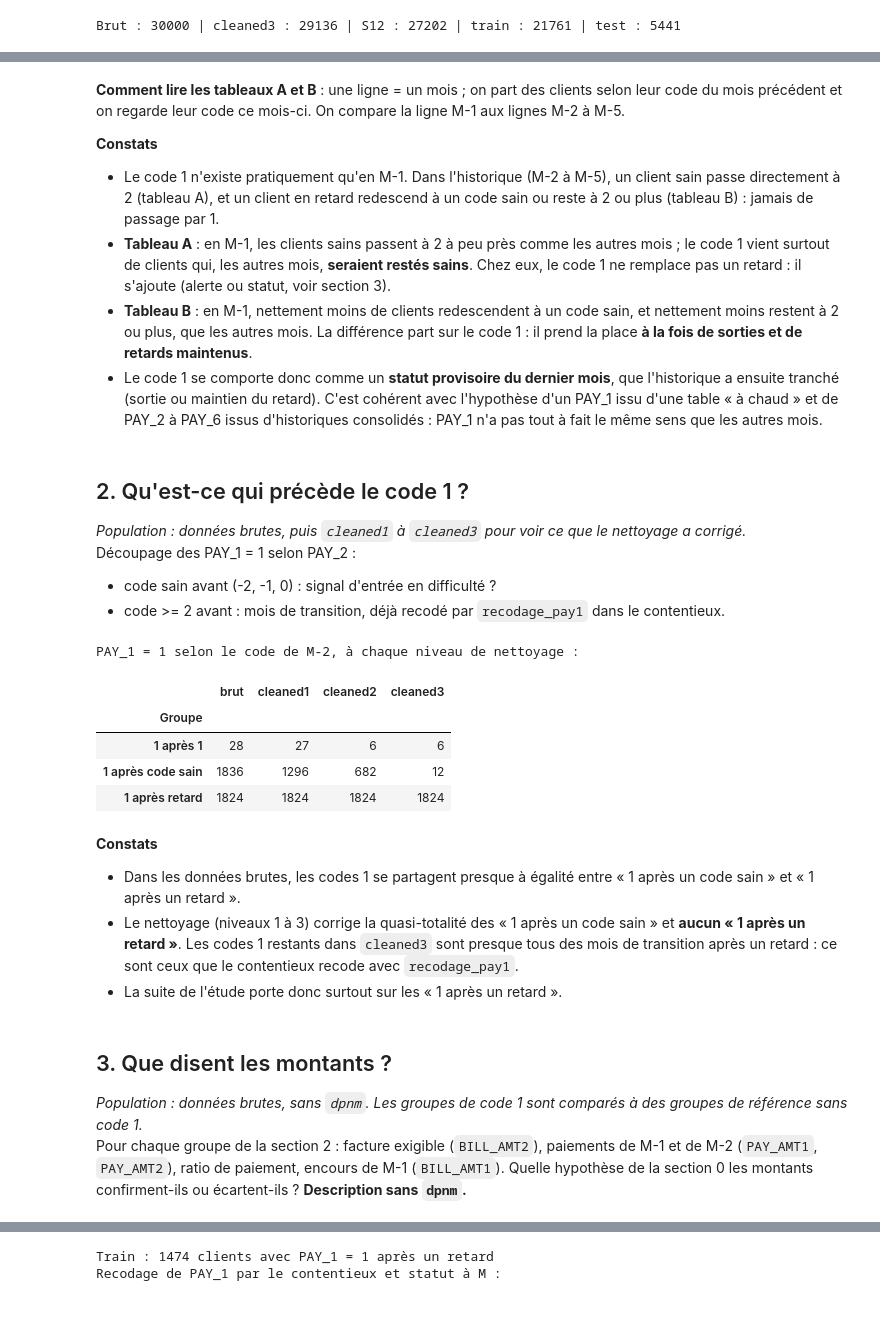
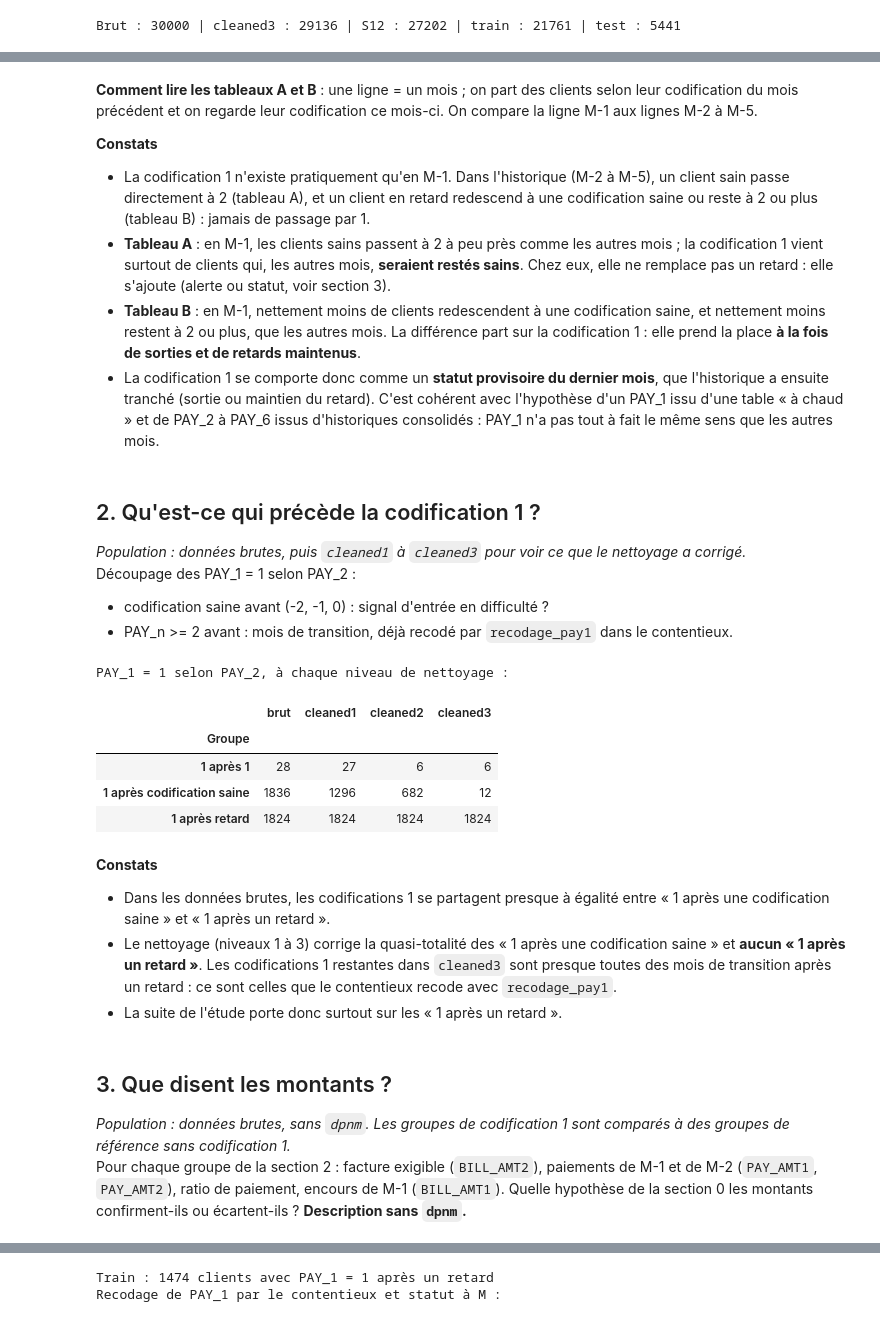
Before and after one commit to johan-mac-59/RiskLens_ML, a Jupyter notebook: src/05_04_EDA_codification1.ipynb, the cells around one changed output, grey strips where cells are left out. Drawn from its saved outputs; the diff is of its cells as text; code cells hidden in the pictures.

```diff
--- a/src/05_04_EDA_codification1.ipynb
+++ b/src/05_04_EDA_codification1.ipynb
@@ -207,13 +207,13 @@ Répartition du code 1 par mois, dans les données brutes et dans `cleaned3`. Po
 Piste : PAY_1 viendrait d'une table de gestion « à chaud » et PAY_2 à PAY_6 d'historiques apurés. Si c'est le cas, PAY_1 n'a pas le même sens que les autres mois.
 # %%
-# 1. Répartition des codes par mois (%)
+# 1. Répartition des codifications PAY_n par mois (%)
 repartition = pd.DataFrame({col: df_brut[col].value_counts(normalize=True) * 100 for col in pay_cols}).fillna(0)
-display(repartition.loc[[-2, -1, 0, 1, 2, 3]].round(2).rename_axis('Code'))
+display(repartition.loc[[-2, -1, 0, 1, 2, 3]].round(2).rename_axis('Codification PAY_n'))
 
 # 2. Que deviennent les clients d'un mois à l'autre ?
-# Lecture : pour le mois M-k, on part des clients selon leur code du mois précédent (M-(k+1)),
-# et on regarde leur code en M-k. Chaque ligne fait 100 %.
-# On compare M-1 aux autres mois : si le code 1 était un vrai « retard d'un mois », il existerait aussi dans l'historique.
+# Lecture : pour le mois M-k, on part des clients selon leur codification du mois précédent (M-(k+1)),
+# et on regarde leur codification en M-k. Chaque ligne fait 100 %.
+# On compare M-1 aux autres mois : si la codification 1 était un vrai « retard d'un mois », il existerait aussi dans l'historique.
 depuis_sain, depuis_retard = [], []
 for k in range(1, 6):
     avant, apres = df_brut[f'PAY_{k+1}'], df_brut[f'PAY_{k}']
@@ -223,13 +223,13 @@ for k in range(1, 6):
                         'Passe à 1 (%)': (apres[sain] == 1).mean() * 100,
                         'Passe à 2 ou plus (%)': (apres[sain] >= 2).mean() * 100})
     depuis_retard.append({'Mois': f'M-{k}', 'Nb clients': retard.sum(),
-                          'Redescend à un code sain (%)': (apres[retard] <= 0).mean() * 100,
+                          'Redescend à une codification saine (%)': (apres[retard] <= 0).mean() * 100,
                           'Passe à 1 (%)': (apres[retard] == 1).mean() * 100,
                           'Reste à 2 ou plus (%)': (apres[retard] >= 2).mean() * 100})
 
-print("A. Clients SAINS le mois précédent (code <= 0) : que deviennent-ils ?")
+print("A. Clients SAINS le mois précédent (PAY <= 0) : que deviennent-ils ?")
 display(pd.DataFrame(depuis_sain).set_index('Mois').round(1))
-print("B. Clients EN RETARD le mois précédent (code >= 2) : que deviennent-ils ?")
+print("B. Clients EN RETARD le mois précédent (PAY >= 2) : que deviennent-ils ?")
 display(pd.DataFrame(depuis_retard).set_index('Mois').round(1))
 # %% [output]
 |  | PAY_1 | PAY_2 | PAY_3 | PAY_4 | PAY_5 | PAY_6 |
@@ -257,48 +257,48 @@ B. Clients EN RETARD le mois précédent (code >= 2) : que deviennent-ils ?
 | M-4 | 2968 | 24.0 | 0.0 | 75.9 |
 | M-5 | 3079 | 31.6 | 0.0 | 68.4 |
 # %% [markdown]
-**Comment lire les tableaux A et B** : une ligne = un mois ; on part des clients selon leur code du mois précédent et on regarde leur code ce mois-ci. On compare la ligne M-1 aux lignes M-2 à M-5.
+**Comment lire les tableaux A et B** : une ligne = un mois ; on part des clients selon leur codification du mois précédent et on regarde leur codification ce mois-ci. On compare la ligne M-1 aux lignes M-2 à M-5.
 
 **Constats**
-- Le code 1 n'existe pratiquement qu'en M-1. Dans l'historique (M-2 à M-5), un client sain passe directement à 2 (tableau A), et un client en retard redescend à un code sain ou reste à 2 ou plus (tableau B) : jamais de passage par 1.
-- **Tableau A** : en M-1, les clients sains passent à 2 à peu près comme les autres mois ; le code 1 vient surtout de clients qui, les autres mois, **seraient restés sains**. Chez eux, le code 1 ne remplace pas un retard : il s'ajoute (alerte ou statut, voir section 3).
-- **Tableau B** : en M-1, nettement moins de clients redescendent à un code sain, et nettement moins restent à 2 ou plus, que les autres mois. La différence part sur le code 1 : il prend la place **à la fois de sorties et de retards maintenus**.
-- Le code 1 se comporte donc comme un **statut provisoire du dernier mois**, que l'historique a ensuite tranché (sortie ou maintien du retard). C'est cohérent avec l'hypothèse d'un PAY_1 issu d'une table « à chaud » et de PAY_2 à PAY_6 issus d'historiques consolidés : PAY_1 n'a pas tout à fait le même sens que les autres mois.
+- La codification 1 n'existe pratiquement qu'en M-1. Dans l'historique (M-2 à M-5), un client sain passe directement à 2 (tableau A), et un client en retard redescend à une codification saine ou reste à 2 ou plus (tableau B) : jamais de passage par 1.
+- **Tableau A** : en M-1, les clients sains passent à 2 à peu près comme les autres mois ; la codification 1 vient surtout de clients qui, les autres mois, **seraient restés sains**. Chez eux, elle ne remplace pas un retard : elle s'ajoute (alerte ou statut, voir section 3).
+- **Tableau B** : en M-1, nettement moins de clients redescendent à une codification saine, et nettement moins restent à 2 ou plus, que les autres mois. La différence part sur la codification 1 : elle prend la place **à la fois de sorties et de retards maintenus**.
+- La codification 1 se comporte donc comme un **statut provisoire du dernier mois**, que l'historique a ensuite tranché (sortie ou maintien du retard). C'est cohérent avec l'hypothèse d'un PAY_1 issu d'une table « à chaud » et de PAY_2 à PAY_6 issus d'historiques consolidés : PAY_1 n'a pas tout à fait le même sens que les autres mois.
 # %% [markdown]
-## 2. Qu'est-ce qui précède le code 1 ?
+## 2. Qu'est-ce qui précède la codification 1 ?
 *Population : données brutes, puis `cleaned1` à `cleaned3` pour voir ce que le nettoyage a corrigé.*
 Découpage des PAY_1 = 1 selon PAY_2 :
-- code sain avant (-2, -1, 0) : signal d'entrée en difficulté ?
-- code >= 2 avant : mois de transition, déjà recodé par `recodage_pay1` dans le contentieux.
+- codification saine avant (-2, -1, 0) : signal d'entrée en difficulté ?
+- PAY_n >= 2 avant : mois de transition, déjà recodé par `recodage_pay1` dans le contentieux.
 # %%
 def groupe_code1(d):
-    # Groupes selon le code qui précède PAY_1 = 1
+    # Groupes selon la codification qui précède PAY_1 = 1
     return pd.Series(np.select(
         [(d['PAY_1'] == 1) & (d['PAY_2'] <= 0), (d['PAY_1'] == 1) & (d['PAY_2'] == 1), (d['PAY_1'] == 1) & (d['PAY_2'] >= 2)],
-        ['1 après code sain', '1 après 1', '1 après retard'], default='autre'), index=d.index)
+        ['1 après codification saine', '1 après 1', '1 après retard'], default='autre'), index=d.index)
 
 niveaux = {'brut': df_brut}
 for k in [1, 2, 3]:
     niveaux[f'cleaned{k}'] = pd.read_csv(root_dir / "data" / f"cleaned{k}_creditcard.csv")
 
-print("PAY_1 = 1 selon le code de M-2, à chaque niveau de nettoyage :")
+print("PAY_1 = 1 selon PAY_2, à chaque niveau de nettoyage :")
 display(pd.DataFrame({nom: groupe_code1(d).value_counts() for nom, d in niveaux.items()})
         .drop('autre').fillna(0).astype(int).rename_axis('Groupe'))
 # %% [output]
-PAY_1 = 1 selon le code de M-2, à chaque niveau de nettoyage :
+PAY_1 = 1 selon PAY_2, à chaque niveau de nettoyage :
 |  | brut | cleaned1 | cleaned2 | cleaned3 |
 | Groupe |  |  |  |  |
 | 1 après 1 | 28 | 27 | 6 | 6 |
-| 1 après code sain | 1836 | 1296 | 682 | 12 |
+| 1 après codification saine | 1836 | 1296 | 682 | 12 |
 | 1 après retard | 1824 | 1824 | 1824 | 1824 |
 # %% [markdown]
 **Constats**
-- Dans les données brutes, les codes 1 se partagent presque à égalité entre « 1 après un code sain » et « 1 après un retard ».
-- Le nettoyage (niveaux 1 à 3) corrige la quasi-totalité des « 1 après un code sain » et **aucun « 1 après un retard »**. Les codes 1 restants dans `cleaned3` sont presque tous des mois de transition après un retard : ce sont ceux que le contentieux recode avec `recodage_pay1`.
+- Dans les données brutes, les codifications 1 se partagent presque à égalité entre « 1 après une codification saine » et « 1 après un retard ».
+- Le nettoyage (niveaux 1 à 3) corrige la quasi-totalité des « 1 après une codification saine » et **aucun « 1 après un retard »**. Les codifications 1 restantes dans `cleaned3` sont presque toutes des mois de transition après un retard : ce sont celles que le contentieux recode avec `recodage_pay1`.
 - La suite de l'étude porte donc surtout sur les « 1 après un retard ».
 # %% [markdown]
 ## 3. Que disent les montants ?
-*Population : données brutes, sans `dpnm`. Les groupes de code 1 sont comparés à des groupes de référence sans code 1.*
+*Population : données brutes, sans `dpnm`. Les groupes de codification 1 sont comparés à des groupes de référence sans codification 1.*
 Pour chaque groupe de la section 2 : facture exigible (`BILL_AMT2`), paiements de M-1 et de M-2 (`PAY_AMT1`, `PAY_AMT2`), ratio de paiement, encours de M-1 (`BILL_AMT1`).
 Quelle hypothèse de la section 0 les montants confirment-ils ou écartent-ils ? **Description sans `dpnm`.**
 # %%
```
Also changed, not shown: parts of 39 cells of this notebook, 5 other files.
